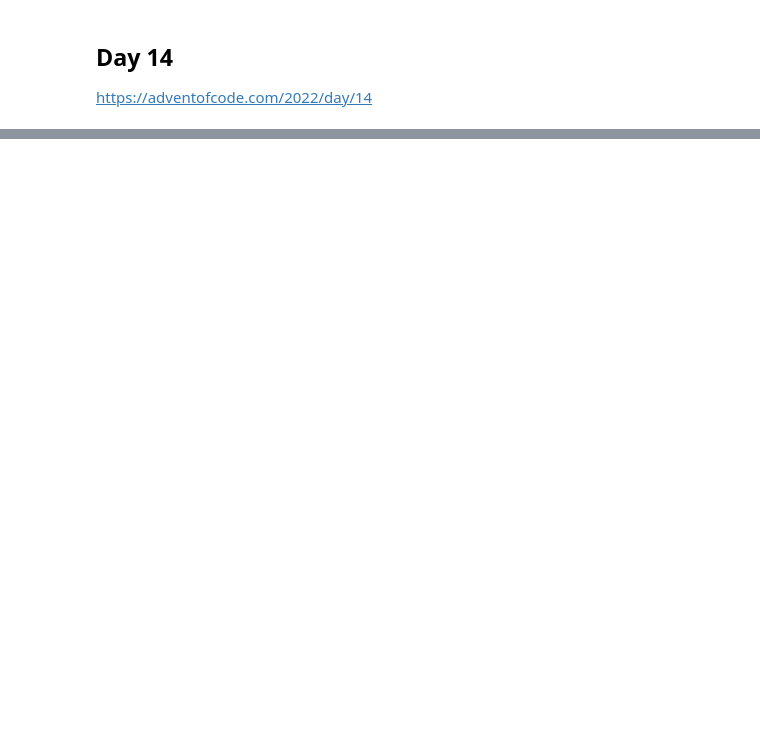
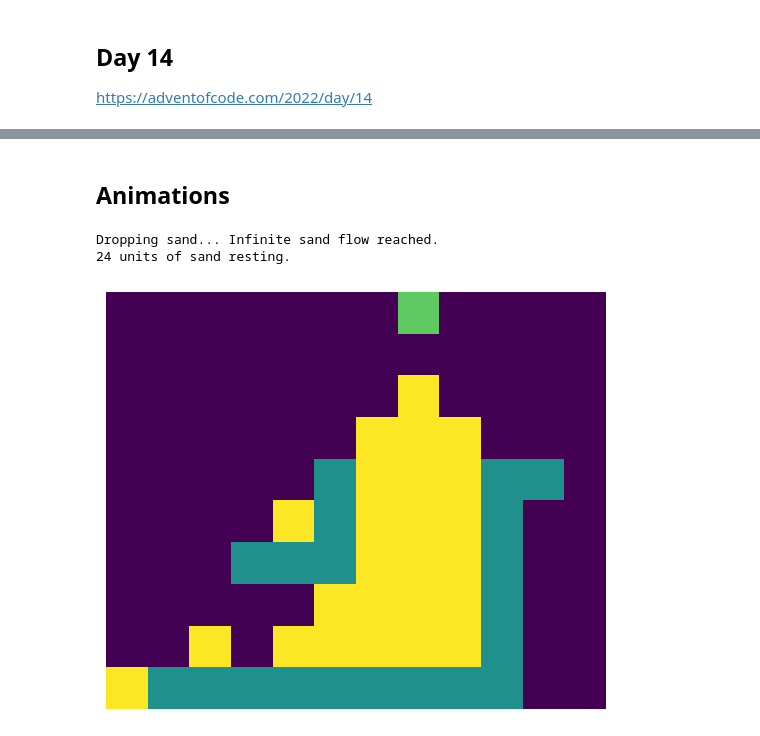
Before and after one commit to marcodelmastro/AdventOfCode2022, a Jupyter notebook: Day14.ipynb, the cells around one changed output, grey strips where cells are left out. Saved outputs shown, nothing was run; the diff lists cells and outputs as text; code cells hidden in the pictures; blank space fills up the shorter version.

Commit message:
Day 14 animations

```diff
--- a/Day14.ipynb
+++ b/Day14.ipynb
@@ -28,8 +59,25 @@ def makeCave(data):
 # %%
-def fillCave(data,part=1):
+from celluloid import Camera
+
+def fillCave(data,part=1,animation=0,figsize=(5,10)):
 
     cave = makeCave(data)
     ymax = max([ y for x,y in cave.keys() ])
+
+    xmin = 0
+    camera = None
+    if animation>0:
+        xmin = min([ x for x,y in cave.keys() ])
+        fig = plt.figure(figsize=figsize)
+        ax = fig.add_axes([0, 0, 1, 1])
+        ax.axis('off')
+        camera = Camera(fig)
+        caveEmpty = cave2array(cave)
+        caveEmpty[0][500-xmin+1] = 2 # draw hole
+        plt.imshow(caveEmpty)
+        plt.axis("off")
+        plt.margins(x=0)
+        camera.snap()
 
     dropSand = True
     print("Dropping sand...",end=" ")
@@ -65,11 +113,24 @@ def fillCave(data,part=1):
                 dropSand = False
                 break
 
+            if animation==1 or animation==2 and not sandFalling:
+                # animation = 1 -> save all frames inclusing dropping sand
+                # animation = 2 -> save only frames with sand resting
+                caveFrame = drawCave(caveEmpty,cave,xmin)
+                if animation==1:
+                    caveFrame[s[1]][s[0]-xmin+1] = 2 # draw dropping sand
+                caveFrame[0][500-xmin+1] = 1.5
+                plt.imshow(caveFrame)
+                plt.axis("off")
+                plt.margins(x=0)
+                camera.snap()
+                del caveFrame
+
         if cave[(500,0)]==2:
             print("Hole filled!")
             dropSand = False
 
     nsand = len([k for k,v in cave.items() if v==2 ])
     print("{} units of sand resting.".format(nsand))
-    return nsand
+    return nsand,camera
 # %%
@@ -98,0 +156,8 @@ Dropping sand... Hole filled!
+# %% [markdown]
+## Animations
+# %%
+_,camera10 = fillCave(data0,part=1,animation=1,figsize=(5,5))
+# %% [output]
+Dropping sand... Infinite sand flow reached.
+24 units of sand resting.
+[figure, added]
```
Also changed, not shown: parts of 12 cells of this notebook, 2 other files.
